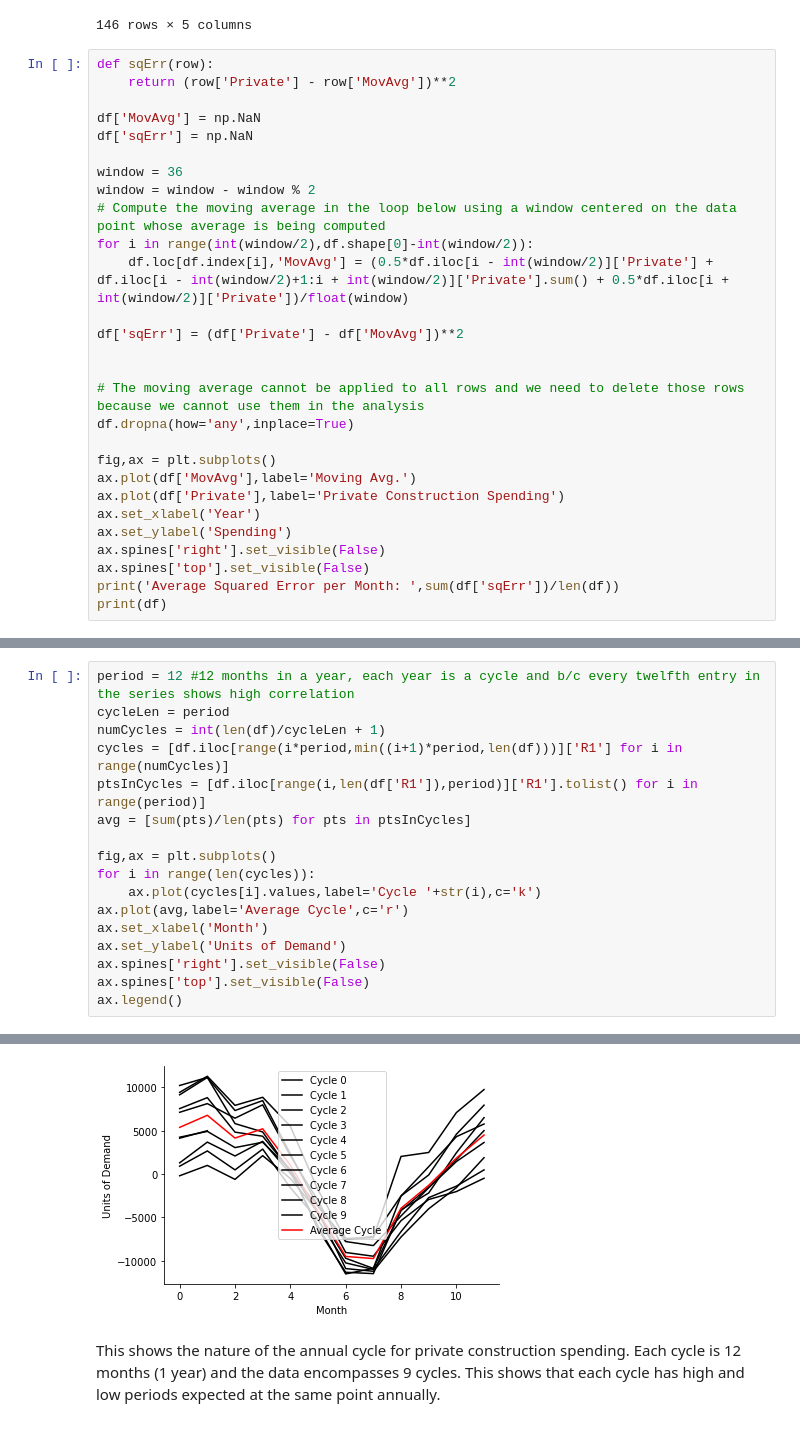
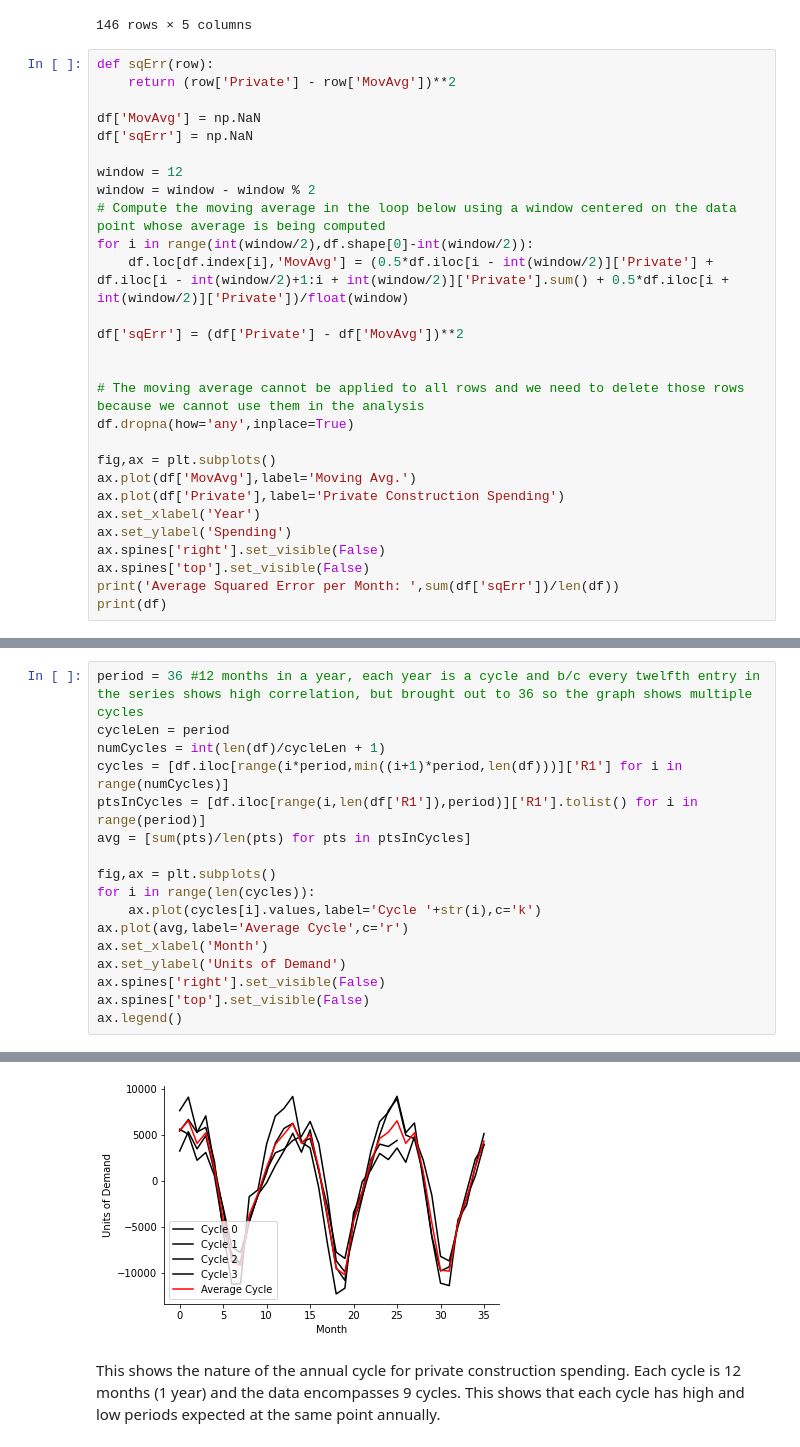
Before and after one commit to caitsmith329/caitsmith329.github.io, a Jupyter notebook: TimeSeriesData/M3TimeSeries.ipynb, the cells around one changed output, grey strips where cells are left out. Saved outputs shown, nothing was run; the diff lists cells and outputs as text.

```diff
--- a/TimeSeriesData/M3TimeSeries.ipynb
+++ b/TimeSeriesData/M3TimeSeries.ipynb
@@ -96,7 +96,7 @@ def sqErr(row):
 df['MovAvg'] = np.NaN
 df['sqErr'] = np.NaN
 
-window = 36
+window = 12
 window = window - window % 2
 # Compute the moving average in the loop below using a window centered on the data point whose average is being computed
 for i in range(int(window/2),df.shape[0]-int(window/2)):
@@ -228,23 +228,23 @@ period =  108      Maximum Correlation =  0.9999999999999999
 # %%
-period = 12 #12 months in a year, each year is a cycle and b/c every twelfth entry in the series shows high correlation
+period = 36 #12 months in a year, each year is a cycle and b/c every twelfth entry in the series shows high correlation, but brought out to 36 so the graph shows multiple cycles
 cycleLen = period
 numCycles = int(len(df)/cycleLen + 1)
 cycles = [df.iloc[range(i*period,min((i+1)*period,len(df)))]['R1'] for i in range(numCycles)]
 ptsInCycles = [df.iloc[range(i,len(df['R1']),period)]['R1'].tolist() for i in range(period)]
 avg = [sum(pts)/len(pts) for pts in ptsInCycles]
 
 fig,ax = plt.subplots()
 for i in range(len(cycles)):
     ax.plot(cycles[i].values,label='Cycle '+str(i),c='k')
 ax.plot(avg,label='Average Cycle',c='r')
 ax.set_xlabel('Month')
 ax.set_ylabel('Units of Demand')
 ax.spines['right'].set_visible(False)
 ax.spines['top'].set_visible(False)
 ax.legend()
 # %% [output]
 <matplotlib.legend.Legend at 0x...>
-[figure, old version]
+[figure, new version]
 # %% [markdown]
 This shows the nature of the annual cycle for private construction spending. Each cycle is 12 months (1 year) and the data encompasses 9 cycles. This shows that each cycle has high and low periods expected at the same point annually.
 # %%
```
Also changed, not shown: parts of 22 cells of this notebook.
